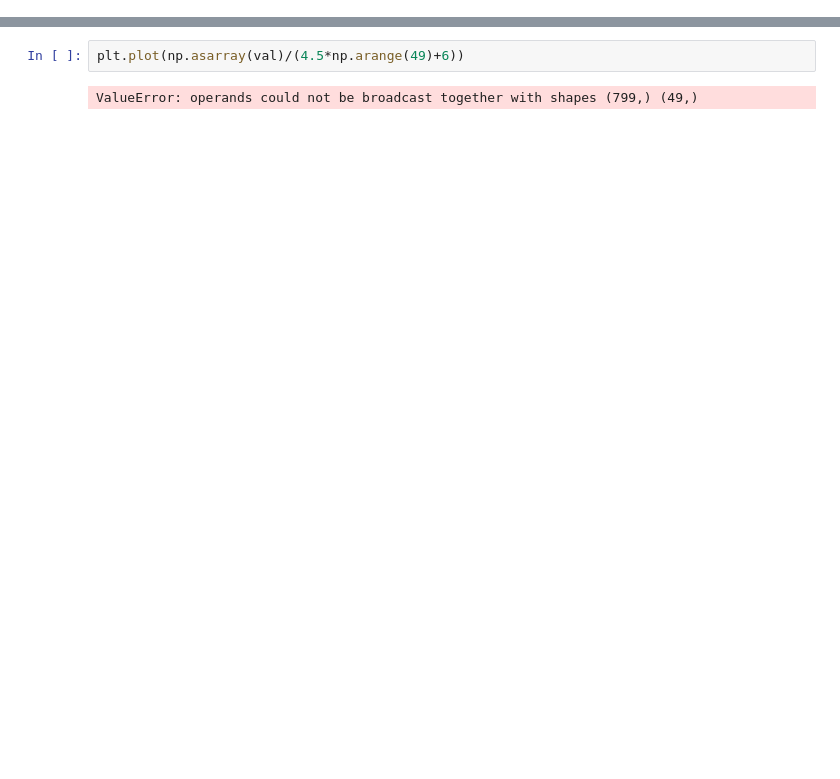
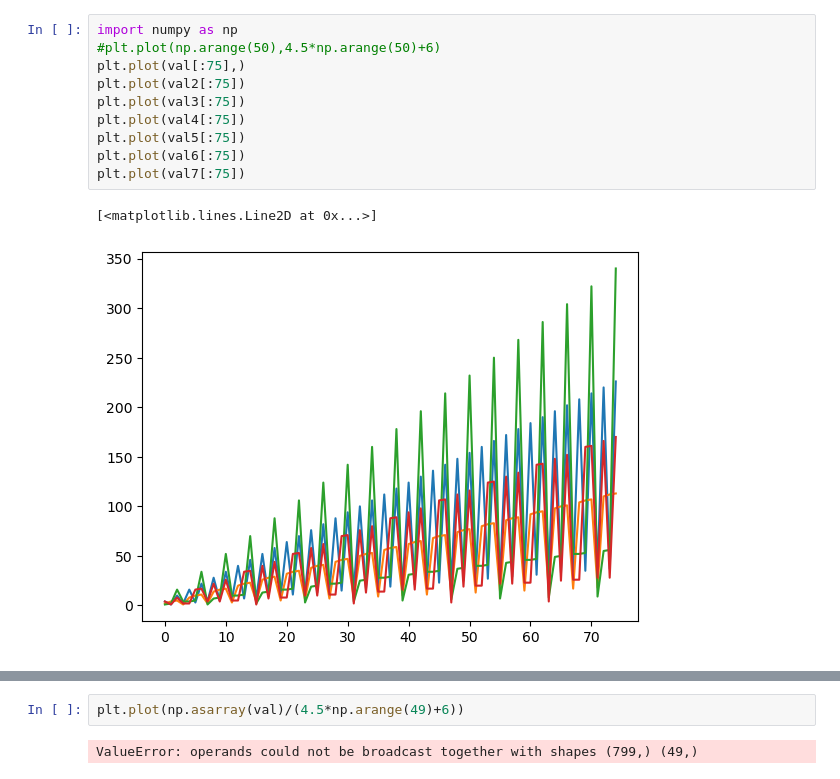
Before and after one commit to petron23/maths_and_physics, a Jupyter notebook: Collatz_conjecture/collatz.ipynb, the cells around one changed output, grey strips where cells are left out. Saved outputs shown, nothing was run; the diff lists cells and outputs as text; blank space fills up the shorter version.

```diff
--- a/Collatz_conjecture/collatz.ipynb
+++ b/Collatz_conjecture/collatz.ipynb
@@ -50,0 +59,13 @@ plt.show()
+# %%
+import numpy as np
+#plt.plot(np.arange(50),4.5*np.arange(50)+6)
+plt.plot(val[:75],)
+plt.plot(val2[:75])
+plt.plot(val3[:75])
+plt.plot(val4[:75])
+plt.plot(val5[:75])
+plt.plot(val6[:75])
+plt.plot(val7[:75])
+# %% [output]
+[<matplotlib.lines.Line2D at 0x...>]
+[figure, added]
```
Also changed, not shown: parts of 11 cells of this notebook.
